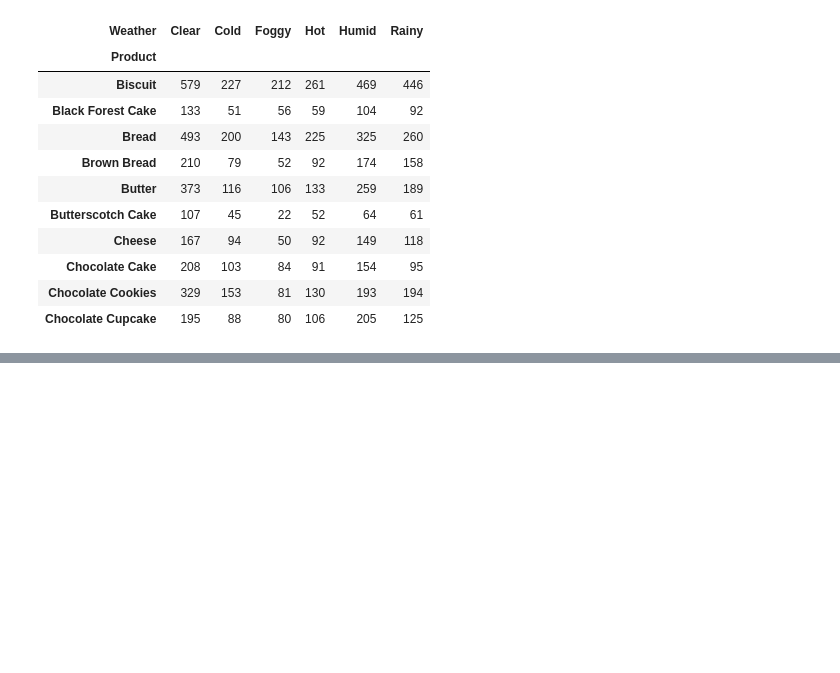
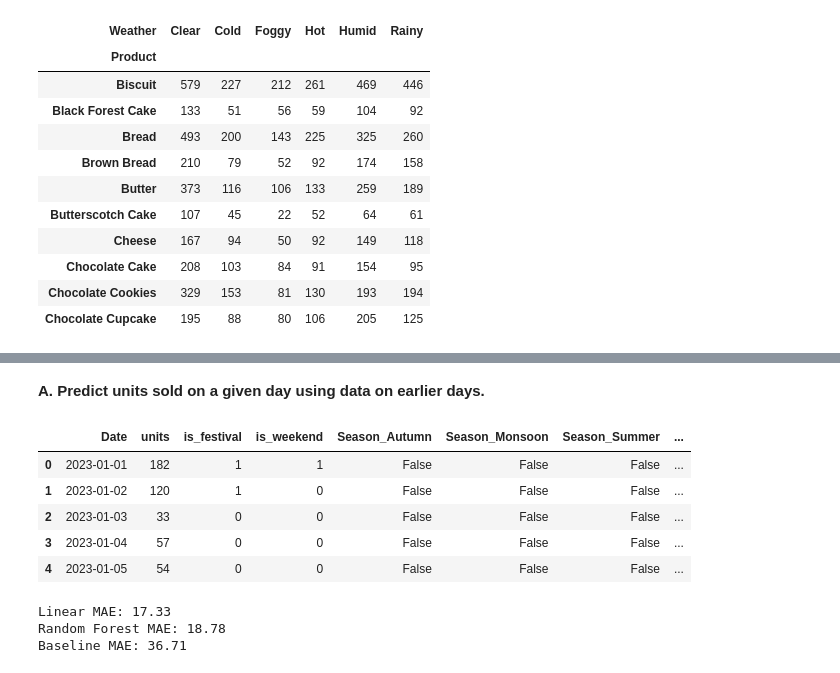
Before and after one commit to yabasahilda2004/Bakery_Sales, a Jupyter notebook: bakery.ipynb, the cells around one changed output, grey strips where cells are left out. Cells and saved outputs as stored; diff of their text form; code cells hidden in the pictures; blank space fills up the shorter version.

Commit message:
Started my Question on Bakery product demand forecasting using machine learning algorithms.

```diff
--- a/bakery.ipynb
+++ b/bakery.ipynb
@@ -511,0 +582,14 @@ pd.crosstab(df['Product'], df['Weather'], values=df['Quantity'], aggfunc='sum').
+# %%
+def effect(col):
+    g = daily.groupby(col, observed= True)['revenue'].mean()
+    return {
+        'Factor': col,
+        'Highest group': f"{g.idxmax()} ({g.max():,.0f})",
+        'Lowest group': f"{g.idxmin()} ({g.min():,.0f})",
+        'Gap %': round((g.max() / g.min() - 1) * 100, 1),
+    }
+
+summary = pd.DataFrame([effect(c) for c in ['is_festival', 'is_weekend', 'Season', 'Weather', 'Month']])
+summary['Gap vs daily std'] = round(
+    summary['Gap %'] / 100 * daily['revenue'].mean() / daily['revenue'].std(), 2)
+print(summary)
@@ -511,0 +612,4 @@ pd.crosstab(df['Product'], df['Weather'], values=df['Quantity'], aggfunc='sum').
+# %%
+summary['Use in model?'] = ['Yes', 'Yes', 'Yes', 'No', 'No']
+features = summary.loc[summary['Use in model?'] == 'Yes', 'Factor'].tolist()
+print(features)
@@ -511,0 +627,20 @@ pd.crosstab(df['Product'], df['Weather'], values=df['Quantity'], aggfunc='sum').
+# %% [markdown]
+**A. Predict units sold on a given day using data on earlier days.**
+# %%
+#Daily Table with included features
+model_df = daily[['Date', 'units'] + features].copy()
+model_df = pd.get_dummies(model_df, columns=[c for c in ['Season', 'Weather', 'Month'] if c in features])
+# %%
+model_df = model_df.sort_values('Date')
+model_df['lag_7'] = model_df['units'].shift(7)
+model_df['roll_7'] = model_df['units'].shift(1).rolling(7).mean()
+model_df = model_df.dropna()
+# %%
+model_df.head()
+# %% [output]
+|  | Date | units | is_festival | is_weekend | Season_Autumn | Season_Monsoon | Season_Summer | ... |
+| 0 | 2023-01-01 | 182 | 1 | 1 | False | False | False | ... |
+| 1 | 2023-01-02 | 120 | 1 | 0 | False | False | False | ... |
+| 2 | 2023-01-03 | 33 | 0 | 0 | False | False | False | ... |
+| 3 | 2023-01-04 | 57 | 0 | 0 | False | False | False | ... |
+| 4 | 2023-01-05 | 54 | 0 | 0 | False | False | False | ... |
@@ -511,0 +657,17 @@ pd.crosstab(df['Product'], df['Weather'], values=df['Quantity'], aggfunc='sum').
+# %%
+from sklearn.metrics import mean_absolute_error
+from sklearn.ensemble import RandomForestRegressor
+from sklearn.linear_model import LinearRegression
+
+baseline_mae = mean_absolute_error(test['units'], test['lag_7'])
+
+models = {'Linear': LinearRegression(), 'Random Forest': RandomForestRegressor(n_estimators=300, random_state=42)}
+for name, m in models.items():
+    m.fit(train[X_cols], train['units'])
+    pred = m.predict(test[X_cols])
+    print(name, 'MAE:', round(mean_absolute_error(test['units'], pred), 2))
+print('Baseline MAE:', round(baseline_mae, 2))
+# %% [output]
+Linear MAE: 17.33
+Random Forest MAE: 18.78
+Baseline MAE: 36.71
```
Also changed, not shown: parts of 19 cells of this notebook.
